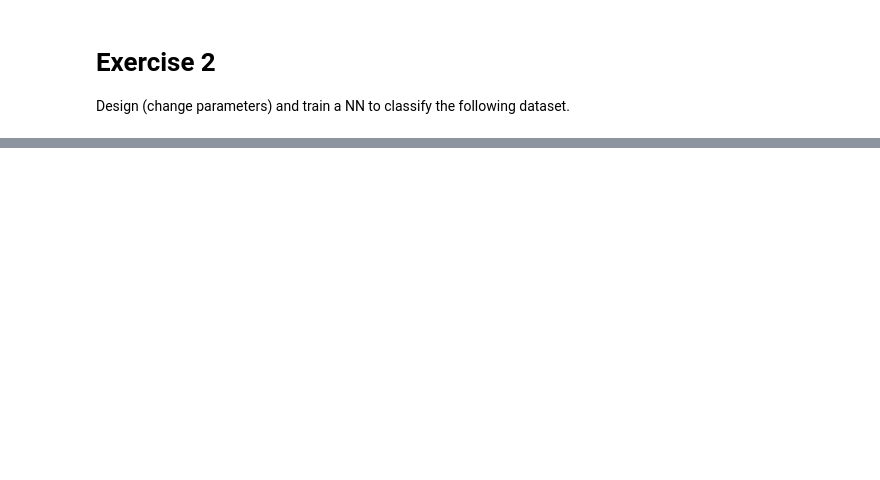
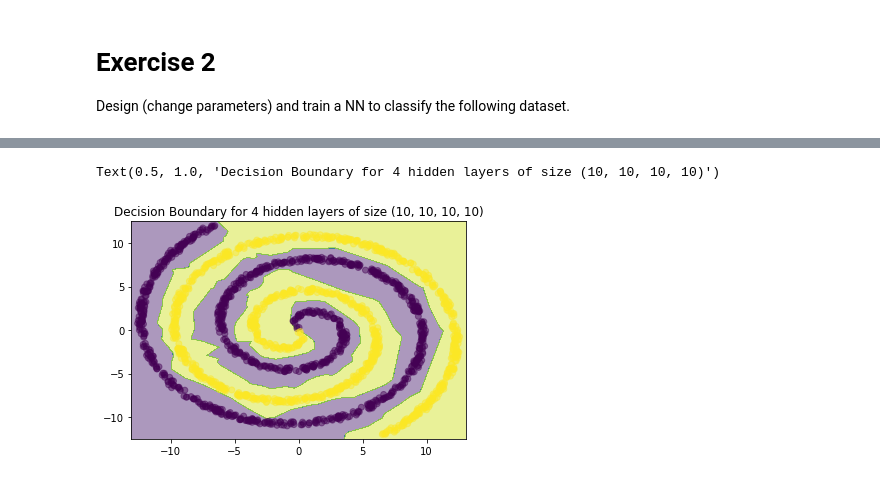
Before and after one commit to Vol0kin/DL, a Jupyter notebook: Assignment_1/1st_Assignment.ipynb, the cells around one changed output, grey strips where cells are left out. Saved outputs shown, nothing was run; the diff lists cells and outputs as text; code cells hidden in the pictures; blank space fills up the shorter version.

```diff
--- a/Assignment_1/1st_Assignment.ipynb
+++ b/Assignment_1/1st_Assignment.ipynb
@@ -589,2 +430,0 @@ print(nn)
-# %%
-model = train_nn(nn, print_loss=True)
@@ -630,0 +433,26 @@ Text(0.5, 1.0, 'Decision Boundary for hidden layer size 3')
+# %%
+def create_nn_4_hl(nn_input_dim, nn_hdim):
+    # Initialize the parameters to random values.
+    np.random.seed(0)
+
+    W1 = np.random.randn(nn_input_dim, nn_hdim[0]) / np.sqrt(nn_input_dim)
+    b1 = np.zeros((1, nn_hdim[0]))
+    W2 = np.random.randn(nn_hdim[0], nn_hdim[1]) / np.sqrt(nn_hdim[0])
+    b2 = np.zeros((1, nn_hdim[1]))
+    W3 = np.random.randn(nn_hdim[1], nn_hdim[2]) / np.sqrt(nn_hdim[1])
+    b3 = np.zeros((1, nn_hdim[2]))
+    W4 = np.random.randn(nn_hdim[2], nn_hdim[3]) / np.sqrt(nn_hdim[2])
+    b4 = np.zeros((1, nn_hdim[3]))
+    W5 = np.random.randn(nn_hdim[3], nn_output_dim) / np.sqrt(nn_hdim[3])
+    b5 = np.zeros((1, nn_output_dim))
+
+    # This is what we return at the end
+    model = {
+        'W1': W1, 'b1': b1,
+        'W2': W2, 'b2': b2,
+        'W3': W3, 'b3': b3,
+        'W4': W4, 'b4': b4,
+        'W5': W5, 'b5': b5
+    }
+
+    return model
@@ -630,0 +461,4 @@ Text(0.5, 1.0, 'Decision Boundary for hidden layer size 3')
+# %%
+# Create and train the network
+nn = create_nn_4_hl(nn_input_dim, (10, 10, 10, 10))
+model = train(nn, print_loss=True)
@@ -630,0 +489,7 @@ Text(0.5, 1.0, 'Decision Boundary for hidden layer size 3')
+# %%
+# Plot the decision boundary
+plot_decision_boundary(lambda x: predict(model, x))
+plt.title("Decision Boundary for 4 hidden layers of size (10, 10, 10, 10)")
+# %% [output]
+Text(0.5, 1.0, 'Decision Boundary for 4 hidden layers of size (10, 10, 10, 10)')
+[figure, added]
```
Also changed, not shown: parts of 34 cells of this notebook.
